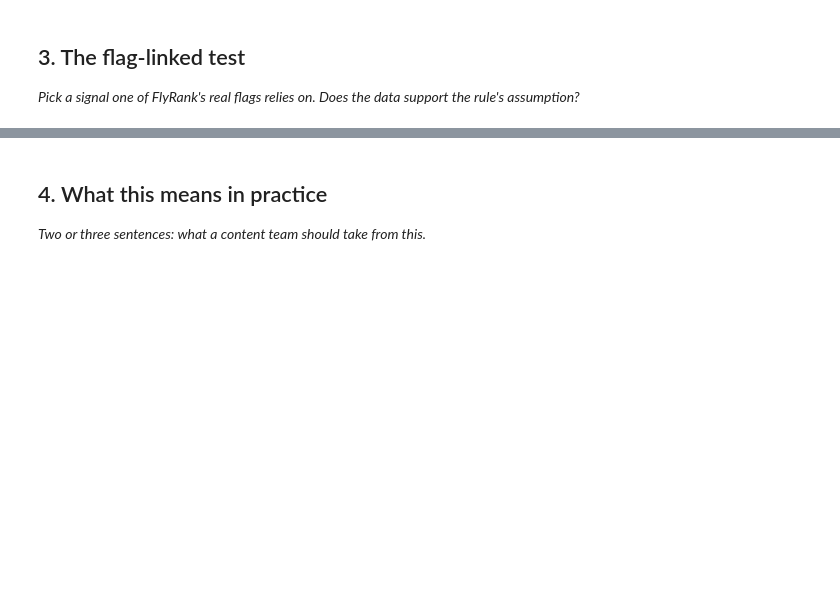
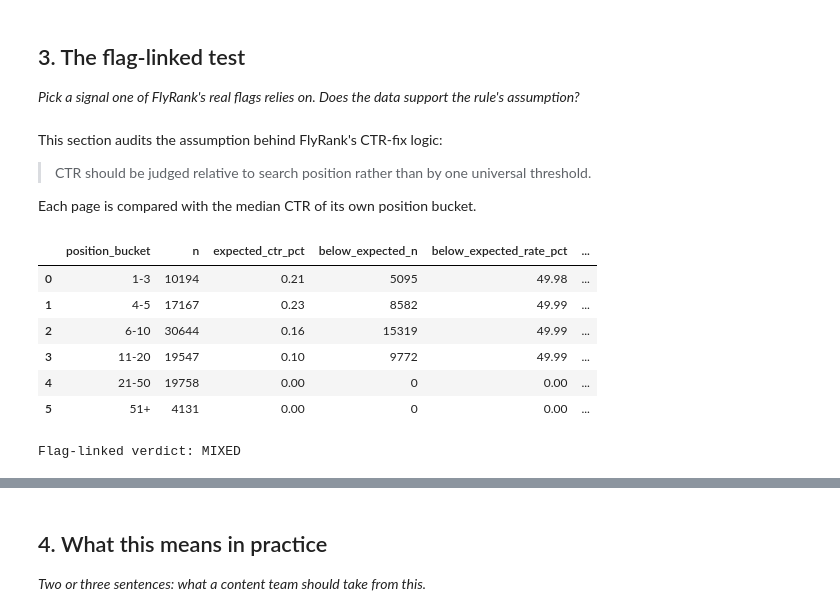
Before and after one commit to Mohidraheel/Machine-Learning-Practice, a Jupyter notebook: work/notebooks/w04_signal_audit.ipynb, the cells around one changed output, grey strips where cells are left out. Drawn from its saved outputs; the diff is of its cells as text; code cells hidden in the pictures; blank space fills up the shorter version.

```diff
--- a/work/notebooks/w04_signal_audit.ipynb
+++ b/work/notebooks/w04_signal_audit.ipynb
@@ -18,3 +388,81 @@ This skeleton is yours to fill. Work the sections **in order** — each one has
 ## 3. The flag-linked test
 
 *Pick a signal one of FlyRank's real flags relies on. Does the data support the rule's assumption?*
+# %% [markdown]
+This section audits the assumption behind FlyRank's CTR-fix logic:
+
+> CTR should be judged relative to search position rather than by one universal threshold.
+
+Each page is compared with the median CTR of its own position bucket.
+# %%
+expected_ctr_table = (
+    position_test
+    .groupby("position_bucket", observed=True)
+    .agg(
+        expected_ctr=("ctr_31d", "median"),
+        bucket_n=("content_id", "size"),
+    )
+    .reset_index()
+)
+
+flag_test = position_test.merge(
+    expected_ctr_table,
+    on="position_bucket",
+    how="left",
+)
+
+flag_test["ctr_gap"] = (
+    flag_test["expected_ctr"] - flag_test["ctr_31d"]
+)
+
+flag_test["below_bucket_median"] = (
+    flag_test["ctr_gap"] > 0
+)
+
+flag_summary = (
+    flag_test
+    .groupby("position_bucket", observed=True)
+    .agg(
+        n=("content_id", "size"),
+        expected_ctr=("expected_ctr", "first"),
+        below_expected_n=("below_bucket_median", "sum"),
+        median_absolute_gap=("ctr_gap", lambda s: s.abs().median()),
+    )
+    .reset_index()
+)
+
+flag_summary["expected_ctr_pct"] = (
+    100 * flag_summary["expected_ctr"]
+).round(2)
+
+flag_summary["below_expected_rate_pct"] = (
+    100 * flag_summary["below_expected_n"] / flag_summary["n"]
+).round(2)
+
+flag_summary["median_absolute_gap_pct_points"] = (
+    100 * flag_summary["median_absolute_gap"]
+).round(2)
+
+display(
+    flag_summary[
+        [
+            "position_bucket",
+            "n",
+            "expected_ctr_pct",
+            "below_expected_n",
+            "below_expected_rate_pct",
+            "median_absolute_gap_pct_points",
+        ]
+    ]
+)
+
+print("Flag-linked verdict:", signal_1_verdict)
+# %% [output]
+|  | position_bucket | n | expected_ctr_pct | below_expected_n | below_expected_rate_pct | ... |
+| 0 | 1-3 | 10194 | 0.21 | 5095 | 49.98 | ... |
+| 1 | 4-5 | 17167 | 0.23 | 8582 | 49.99 | ... |
+| 2 | 6-10 | 30644 | 0.16 | 15319 | 49.99 | ... |
+| 3 | 11-20 | 19547 | 0.10 | 9772 | 49.99 | ... |
+| 4 | 21-50 | 19758 | 0.00 | 0 | 0.00 | ... |
+| 5 | 51+ | 4131 | 0.00 | 0 | 0.00 | ... |
+Flag-linked verdict: MIXED
```
Also changed, not shown: parts of 14 cells of this notebook.
